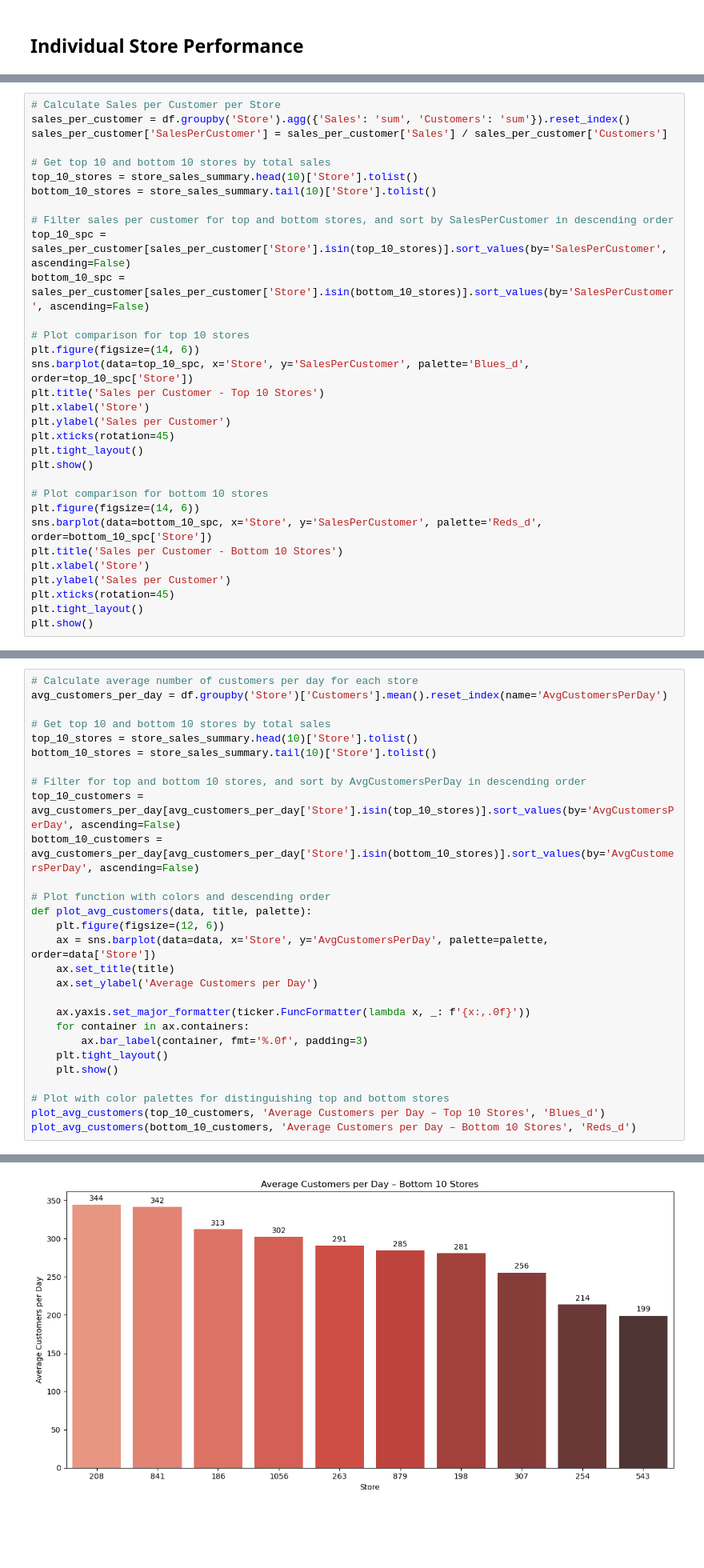
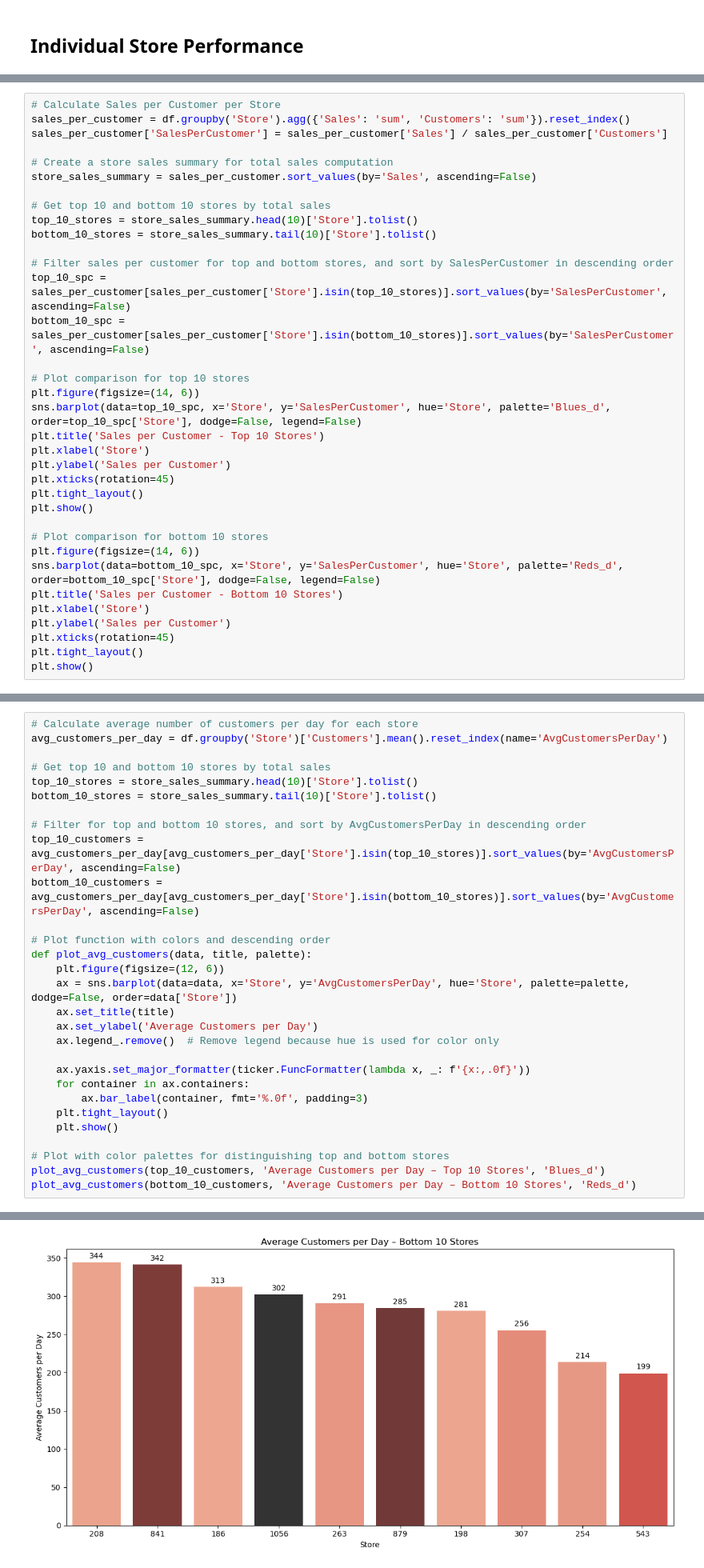
Before and after one commit to MateuszNowakowski2024/ml_rossman, a Jupyter notebook: eda.ipynb, the cells around one changed output, grey strips where cells are left out. Shown at 80% size. Drawn from its saved outputs; the diff is of its cells as text; blank space fills up the shorter version.

Commit message:
add image

```diff
--- a/eda.ipynb
+++ b/eda.ipynb
@@ -345,6 +333,9 @@ This analysis identifies key sales trends and influences, providing strategic in
 # Calculate Sales per Customer per Store
 sales_per_customer = df.groupby('Store').agg({'Sales': 'sum', 'Customers': 'sum'}).reset_index()
 sales_per_customer['SalesPerCustomer'] = sales_per_customer['Sales'] / sales_per_customer['Customers']
+
+# Create a store sales summary for total sales computation
+store_sales_summary = sales_per_customer.sort_values(by='Sales', ascending=False)
 
 # Get top 10 and bottom 10 stores by total sales
 top_10_stores = store_sales_summary.head(10)['Store'].tolist()
@@ -356,7 +347,7 @@ bottom_10_spc = sales_per_customer[sales_per_customer['Store'].isin(bottom_10_st
 
 # Plot comparison for top 10 stores
 plt.figure(figsize=(14, 6))
-sns.barplot(data=top_10_spc, x='Store', y='SalesPerCustomer', palette='Blues_d', order=top_10_spc['Store'])
+sns.barplot(data=top_10_spc, x='Store', y='SalesPerCustomer', hue='Store', palette='Blues_d', order=top_10_spc['Store'], dodge=False, legend=False)
 plt.title('Sales per Customer - Top 10 Stores')
 plt.xlabel('Store')
 plt.ylabel('Sales per Customer')
@@ -366,7 +357,7 @@ plt.show()
 
 # Plot comparison for bottom 10 stores
 plt.figure(figsize=(14, 6))
-sns.barplot(data=bottom_10_spc, x='Store', y='SalesPerCustomer', palette='Reds_d', order=bottom_10_spc['Store'])
+sns.barplot(data=bottom_10_spc, x='Store', y='SalesPerCustomer', hue='Store', palette='Reds_d', order=bottom_10_spc['Store'], dodge=False, legend=False)
 plt.title('Sales per Customer - Bottom 10 Stores')
 plt.xlabel('Store')
 plt.ylabel('Sales per Customer')
@@ -418,9 +403,10 @@ bottom_10_customers = avg_customers_per_day[avg_customers_per_day['Store'].isin(
 # Plot function with colors and descending order
 def plot_avg_customers(data, title, palette):
     plt.figure(figsize=(12, 6))
-    ax = sns.barplot(data=data, x='Store', y='AvgCustomersPerDay', palette=palette, order=data['Store'])
+    ax = sns.barplot(data=data, x='Store', y='AvgCustomersPerDay', hue='Store', palette=palette, dodge=False, order=data['Store'])
     ax.set_title(title)
     ax.set_ylabel('Average Customers per Day')
+    ax.legend_.remove()  # Remove legend because hue is used for color only
 
     ax.yaxis.set_major_formatter(ticker.FuncFormatter(lambda x, _: f'{x:,.0f}'))
     for container in ax.containers:
@@ -442,4 +422,4 @@ Passing `palette` without assigning `hue` is deprecated and will be removed in v
-[figure, old version]
+[figure, new version]
 # %% [markdown]
 ### Store Performance Insights
 
```
Also changed, not shown: parts of 6 cells of this notebook, 2 other files.
